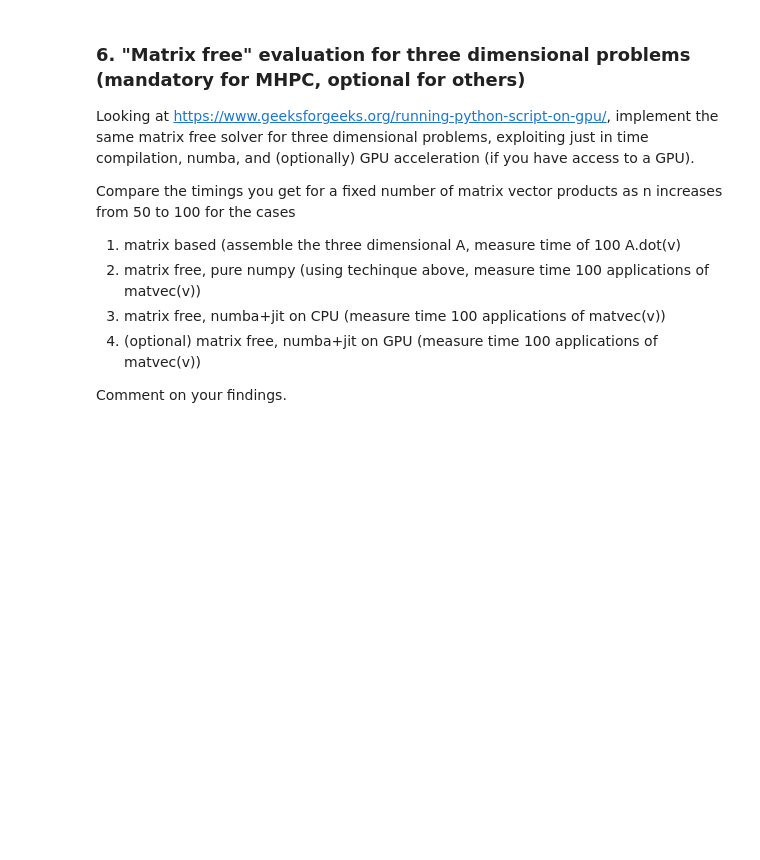
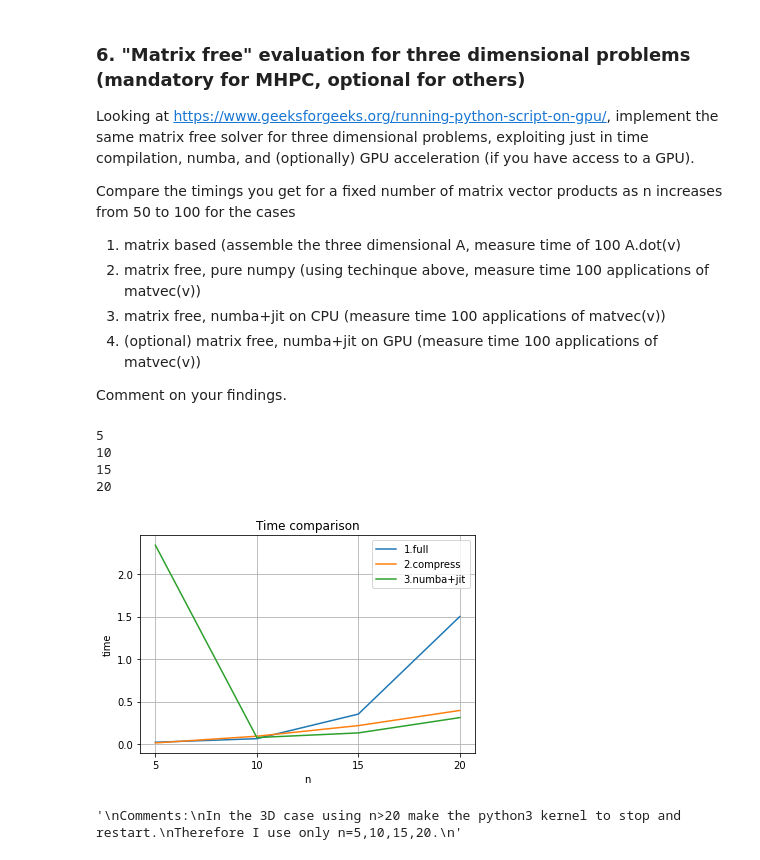
Before and after one commit to mattiamencagli/numerical-analysis-2020-2021, a Jupyter notebook: FinalProject-2020-2021.ipynb, the cells around one changed output. Saved outputs shown, nothing was run; the diff lists cells and outputs as text; code cells hidden in the pictures; blank space fills up the shorter version.

```diff
--- a/FinalProject-2020-2021.ipynb
+++ b/FinalProject-2020-2021.ipynb
@@ -267,7 +269,7 @@ Use $f$ to compute the right hand side of your problem, and solve the problem (u
 Plot the error as a function of $n$, for $n$ in $[10,...,20]$.
 # %%
 def exact_one_d(x):
-    return np.cos(x*np.pi)
+    returnfloat64[:](float64[:], float64[:])' np.cos(x*np.pi)
 
 def rhs_one_d(x):
     return ( 1 + (np.pi)**2 )*exact_one_d(x)
@@ -522,7 +521,7 @@ for i in range(n):
 f = np.einsum('iq, q, q -> i', B, rhs(q), w)
 
 #I reconstruct f and then I test the cg to see if I obtain a cos(x).
-u = cg(matvec, f)
+u = cg_1D(matvec1D, f)
 
 V = lambda x: sum([v[i](x)*u[i] for i in range(n)])
 
@@ -597,0 +709,59 @@ Comment on your findings.
+# %%
+time1=[]
+time2=[]
+time3=[]
+#all_n = range(50,101,25)
+all_n = range(5,21,5)
+for n in all_n:
+    print(n)
+    v = np.ones((n*n*n), dtype=float)
+
+    start = time.time()
+    A = compute_three_dimensional_matrices(n)
+    A.dot(v)
+    end = time.time()
+    time1.append(end-start)
+
+    start = time.time()
+    u = matvec_comp_3D(v)
+    end = time.time()
+    time2.append(end-start)
+
+    start = time.time()
+    u = matvec_comp_3D(v, jit_activate=True)
+    end = time.time()
+    time3.append(end-start)
+
+time1 = np.asarray(time1)
+time2 = np.asarray(time2)
+time3 = np.asarray(time3)
+# %% [output]
+5
+10
+15
+20
+# %%
+_ = plt.figure(182)
+_ = plt.plot(all_n, time1, label="1.full")
+_ = plt.plot(all_n, time2, label="2.compress")
+_ = plt.plot(all_n, time3,label="3.numba+jit")
+_ = plt.xticks(all_n)
+_ = plt.title("Time comparison")
+_ = plt.xlabel("n")
+_ = plt.ylabel("time")
+_ = plt.legend()
+_ = plt.grid()
+# %% [output]
+[figure, added]
+# %%
+'''
+Comments:
+
+In the 3D case using n>20 make the python3 kernel to stop and restart.
+Therefore I use only n=5,10,15,20.
+
+The first step of numba+jit is always more slow whatever the value of n is.
+But after the first point it scales well.
+'''
+# %% [output]
+'\nComments:\nIn the 3D case using n>20 make the python3 kernel to stop and restart.\nTherefore I use only n=5,10,15,20.\n'
```
Also changed, not shown: parts of 11 cells of this notebook.
